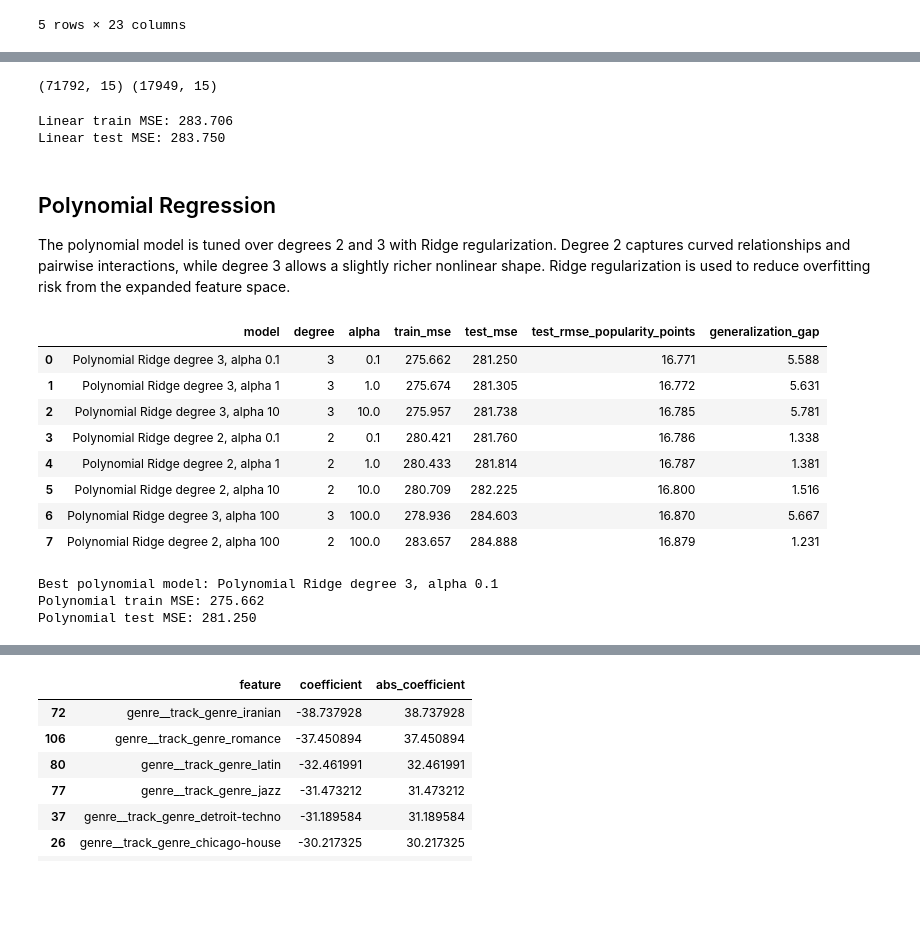
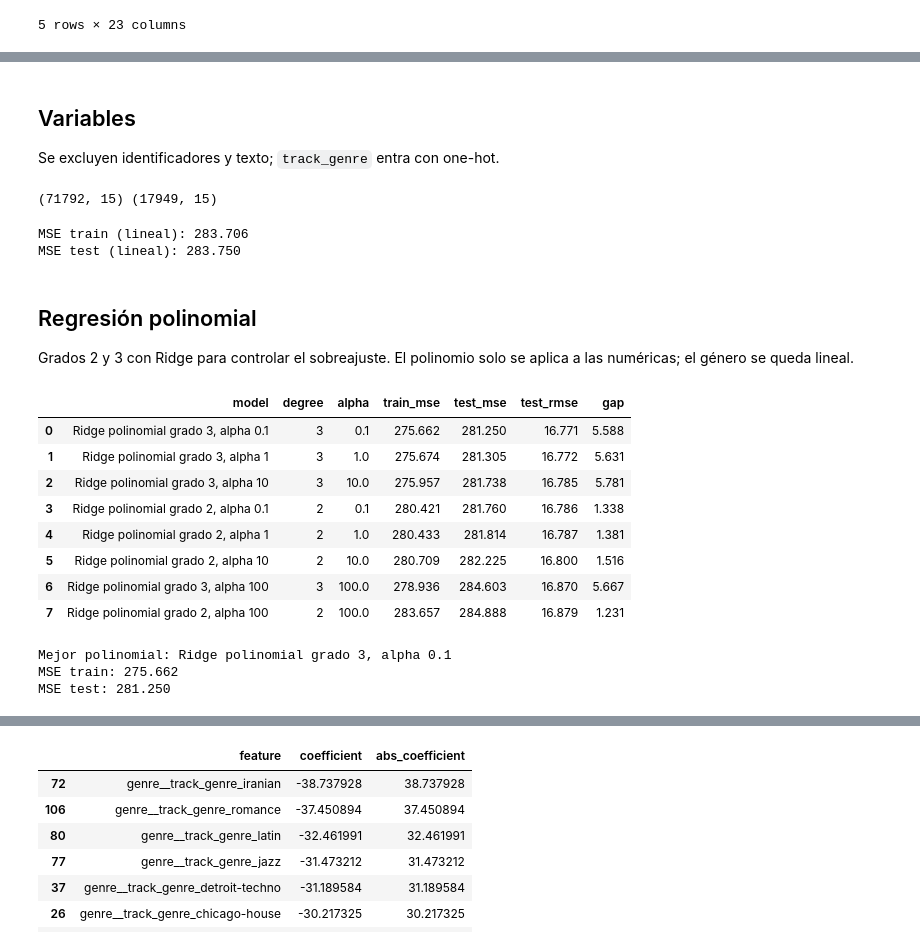
Before and after one commit to fidelMB/proyecto-ia-tc3002b, a Jupyter notebook: notebooks/03_regression.ipynb, the cells around one changed output, grey strips where cells are left out. Saved outputs shown, nothing was run; the diff lists cells and outputs as text; code cells hidden in the pictures; blank space fills up the shorter version.

```diff
--- a/notebooks/03_regression.ipynb
+++ b/notebooks/03_regression.ipynb
@@ -82,3 +79,7 @@ Identifiers and text metadata are excluded because they do not represent transfe
+# %% [markdown]
+## Variables
+
+Se excluyen identificadores y texto; `track_genre` entra con one-hot.
 # %%
 target = "popularity"
 numeric_features = [
@@ -124,15 +125,16 @@ linear_test_pred = linear_model.predict(X_test)
 
 linear_train_mse = mean_squared_error(y_train, linear_train_pred)
 linear_test_mse = mean_squared_error(y_test, linear_test_pred)
-print(f"Linear train MSE: {linear_train_mse:.3f}")
-print(f"Linear test MSE: {linear_test_mse:.3f}")
+print(f"MSE train (lineal): {linear_train_mse:.3f}")
+print(f"MSE test (lineal): {linear_test_mse:.3f}")
 # %% [output]
-Linear train MSE: 283.706
-Linear test MSE: 283.750
+MSE train (lineal): 283.706
+MSE test (lineal): 283.750
-# %% [markdown]
-## Polynomial Regression
-
-The polynomial model is tuned over degrees 2 and 3 with Ridge regularization. Degree 2 captures curved relationships and pairwise interactions, while degree 3 allows a slightly richer nonlinear shape. Ridge regularization is used to reduce overfitting risk from the expanded feature space.
+# %% [markdown]
+## Regresión polinomial
+
+Grados 2 y 3 con Ridge para controlar el sobreajuste. El polinomio solo se aplica
+a las numéricas; el género se queda lineal.
 # %%
 def make_encoder(drop_first=True):
     return OneHotEncoder(
@@ -161,53 +163,53 @@ for degree in [2, 3]:
             ]
         )
 
-        model_name = f"Polynomial Ridge degree {degree}, alpha {alpha:g}"
+        model_name = f"Ridge polinomial grado {degree}, alpha {alpha:g}"
         candidate = Pipeline([
             ("preprocess", polynomial_preprocess),
             ("model", Ridge(alpha=alpha)),
         ])
         candidate.fit(X_train, y_train)
         train_pred = candidate.predict(X_train)
         test_pred = candidate.predict(X_test)
         train_mse = mean_squared_error(y_train, train_pred)
         test_mse = mean_squared_error(y_test, test_pred)
         polynomial_results.append({
             "model": model_name,
             "degree": degree,
             "alpha": alpha,
             "train_mse": train_mse,
             "test_mse": test_mse,
-            "test_rmse_popularity_points": np.sqrt(test_mse),
-            "generalization_gap": test_mse - train_mse,
+            "test_rmse": np.sqrt(test_mse),
+            "gap": test_mse - train_mse,
         })
         polynomial_models[model_name] = candidate
 
 polynomial_results_df = (
     pd.DataFrame(polynomial_results)
     .sort_values("test_mse")
     .reset_index(drop=True)
 )
 display(polynomial_results_df.round(3))
 
 best_polynomial_row = polynomial_results_df.iloc[0]
 best_polynomial_model = polynomial_models[best_polynomial_row["model"]]
 poly_train_pred = best_polynomial_model.predict(X_train)
 poly_test_pred = best_polynomial_model.predict(X_test)
 poly_train_mse = best_polynomial_row["train_mse"]
 poly_test_mse = best_polynomial_row["test_mse"]
-print(f"Best polynomial model: {best_polynomial_row['model']}")
-print(f"Polynomial train MSE: {poly_train_mse:.3f}")
-print(f"Polynomial test MSE: {poly_test_mse:.3f}")
+print(f"Mejor polinomial: {best_polynomial_row['model']}")
+print(f"MSE train: {poly_train_mse:.3f}")
+print(f"MSE test: {poly_test_mse:.3f}")
 # %% [output]
-|  | model | degree | alpha | train_mse | test_mse | test_rmse_popularity_points | generalization_gap |
-| 0 | Polynomial Ridge degree 3, alpha 0.1 | 3 | 0.1 | 275.662 | 281.250 | 16.771 | 5.588 |
-| 1 | Polynomial Ridge degree 3, alpha 1 | 3 | 1.0 | 275.674 | 281.305 | 16.772 | 5.631 |
-| 2 | Polynomial Ridge degree 3, alpha 10 | 3 | 10.0 | 275.957 | 281.738 | 16.785 | 5.781 |
-| 3 | Polynomial Ridge degree 2, alpha 0.1 | 2 | 0.1 | 280.421 | 281.760 | 16.786 | 1.338 |
-| 4 | Polynomial Ridge degree 2, alpha 1 | 2 | 1.0 | 280.433 | 281.814 | 16.787 | 1.381 |
-| 5 | Polynomial Ridge degree 2, alpha 10 | 2 | 10.0 | 280.709 | 282.225 | 16.800 | 1.516 |
-| 6 | Polynomial Ridge degree 3, alpha 100 | 3 | 100.0 | 278.936 | 284.603 | 16.870 | 5.667 |
-| 7 | Polynomial Ridge degree 2, alpha 100 | 2 | 100.0 | 283.657 | 284.888 | 16.879 | 1.231 |
+|  | model | degree | alpha | train_mse | test_mse | test_rmse | gap |
+| 0 | Ridge polinomial grado 3, alpha 0.1 | 3 | 0.1 | 275.662 | 281.250 | 16.771 | 5.588 |
+| 1 | Ridge polinomial grado 3, alpha 1 | 3 | 1.0 | 275.674 | 281.305 | 16.772 | 5.631 |
+| 2 | Ridge polinomial grado 3, alpha 10 | 3 | 10.0 | 275.957 | 281.738 | 16.785 | 5.781 |
+| 3 | Ridge polinomial grado 2, alpha 0.1 | 2 | 0.1 | 280.421 | 281.760 | 16.786 | 1.338 |
+| 4 | Ridge polinomial grado 2, alpha 1 | 2 | 1.0 | 280.433 | 281.814 | 16.787 | 1.381 |
+| 5 | Ridge polinomial grado 2, alpha 10 | 2 | 10.0 | 280.709 | 282.225 | 16.800 | 1.516 |
+| 6 | Ridge polinomial grado 3, alpha 100 | 3 | 100.0 | 278.936 | 284.603 | 16.870 | 5.667 |
+| 7 | Ridge polinomial grado 2, alpha 100 | 2 | 100.0 | 283.657 | 284.888 | 16.879 | 1.231 |
-Best polynomial model: Polynomial Ridge degree 3, alpha 0.1
-Polynomial train MSE: 275.662
-Polynomial test MSE: 281.250
+Mejor polinomial: Ridge polinomial grado 3, alpha 0.1
+MSE train: 275.662
+MSE test: 281.250
```
Also changed, not shown: parts of 15 cells of this notebook, 19 other files.
